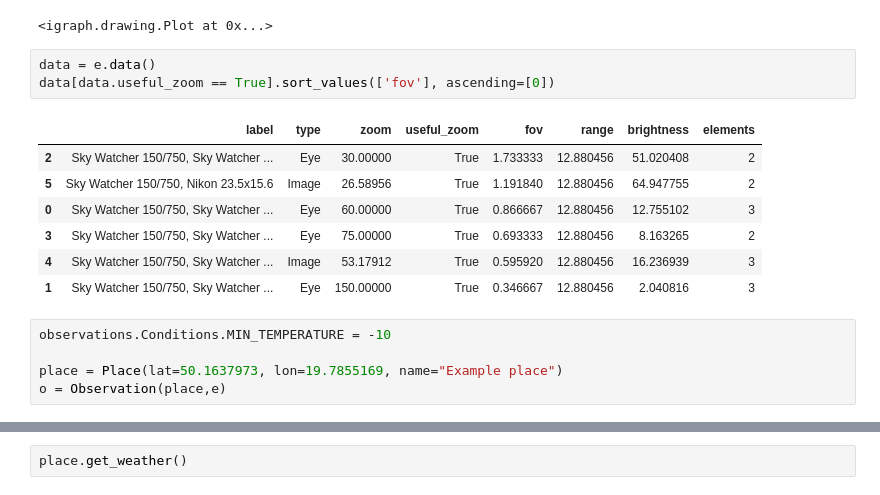
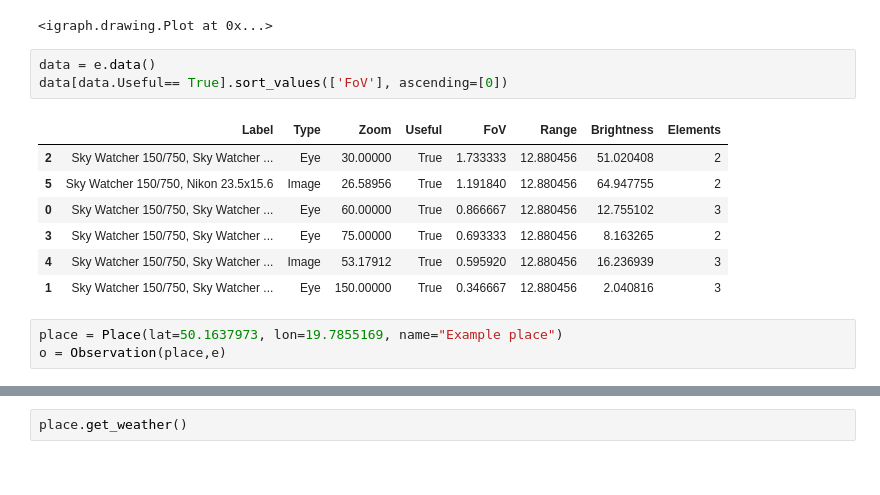
Before and after one commit to pozar87/apts, a Jupyter notebook: Test.ipynb, the cells around one changed output, grey strips where cells are left out. Drawn from its saved outputs; the diff is of its cells as text.

Commit message:
Better condition handling

```diff
--- a/Test.ipynb
+++ b/Test.ipynb
@@ -24,9 +24,9 @@ e.plot_connection_graph()
 <igraph.drawing.Plot at 0x...>
 # %%
 data = e.data()
-data[data.useful_zoom == True].sort_values(['fov'], ascending=[0])
+data[data.Useful== True].sort_values(['FoV'], ascending=[0])
 # %% [output]
-|  | label | type | zoom | useful_zoom | fov | range | brightness | elements |
+|  | Label | Type | Zoom | Useful | FoV | Range | Brightness | Elements |
 | 2 | Sky Watcher 150/750, Sky Watcher ... | Eye | 30.00000 | True | 1.733333 | 12.880456 | 51.020408 | 2 |
 | 5 | Sky Watcher 150/750, Nikon 23.5x15.6 | Image | 26.58956 | True | 1.191840 | 12.880456 | 64.947755 | 2 |
 | 0 | Sky Watcher 150/750, Sky Watcher ... | Eye | 60.00000 | True | 0.866667 | 12.880456 | 12.755102 | 3 |
@@ -34,8 +34,6 @@ data[data.useful_zoom == True].sort_values(['fov'], ascending=[0])
 | 4 | Sky Watcher 150/750, Sky Watcher ... | Image | 53.17912 | True | 0.595920 | 12.880456 | 16.236939 | 3 |
 | 1 | Sky Watcher 150/750, Sky Watcher ... | Eye | 150.00000 | True | 0.346667 | 12.880456 | 2.040816 | 3 |
 # %%
-observations.Conditions.MIN_TEMPERATURE = -10
-
 place = Place(lat=50.1637973, lon=19.7855169, name="Example place")
 o = Observation(place,e)
 # %%
```
Also changed, not shown: parts of 8 cells of this notebook, 5 other files.
